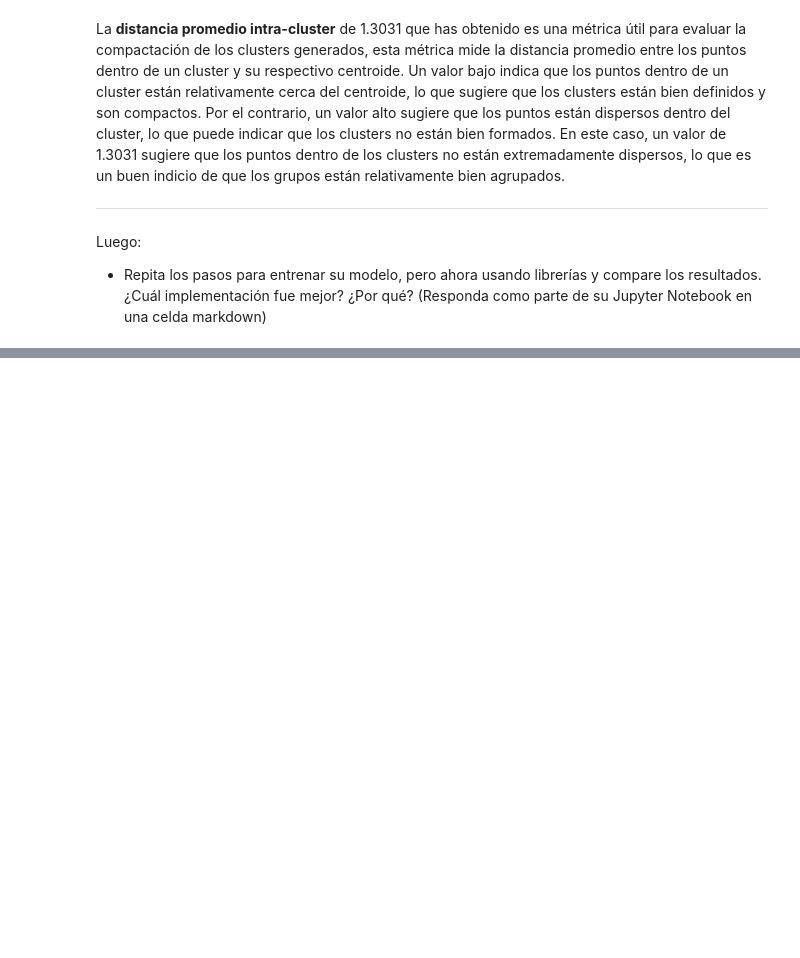
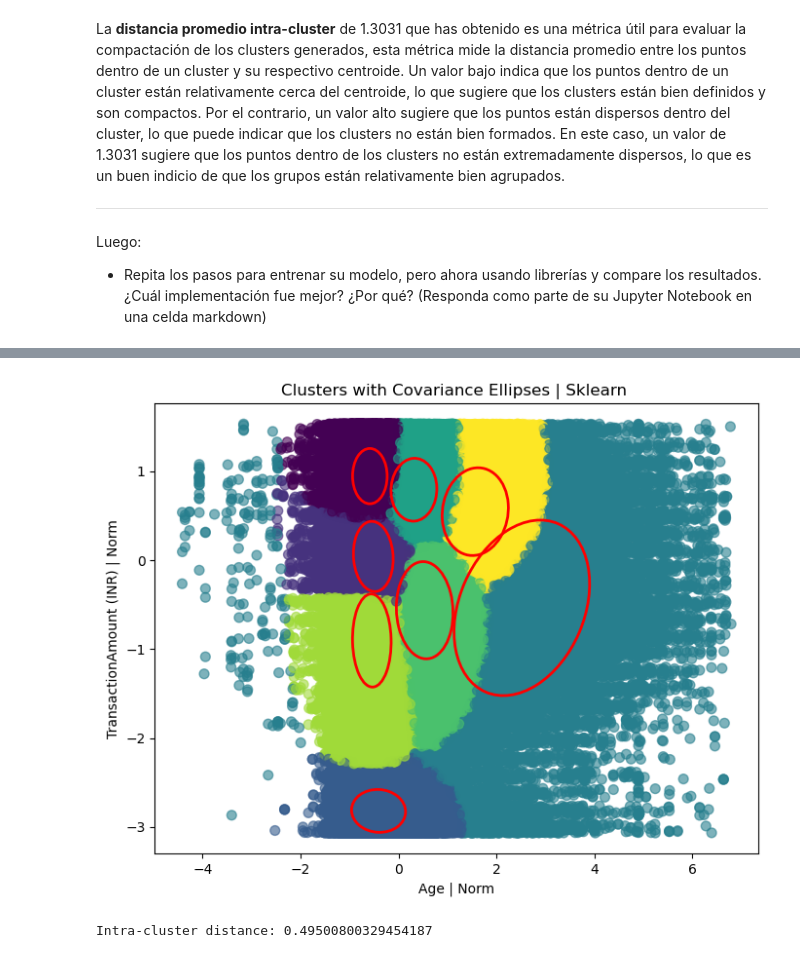
Before and after one commit to danielanavas2002/InteligenciaArtificial, a Jupyter notebook: Laboratorio/Laboratorio04/Laboratorio04.ipynb, the cells around one changed output, grey strips where cells are left out. Saved outputs shown, nothing was run; the diff lists cells and outputs as text; code cells hidden in the pictures; blank space fills up the shorter version.

```diff
--- a/Laboratorio/Laboratorio04/Laboratorio04.ipynb
+++ b/Laboratorio/Laboratorio04/Laboratorio04.ipynb
@@ -446,0 +630,58 @@ En cuanto a cuál implementación fue mejor, se puede argumentar que la implemen
+# %%
+import numpy as np
+import matplotlib.pyplot as plt
+from matplotlib.patches import Ellipse
+from sklearn.mixture import GaussianMixture
+from sklearn.preprocessing import StandardScaler
+
+# Normalizar los datos
+scaler = StandardScaler()
+X_2d_scaled = scaler.fit_transform(X_2d)
+
+# Entrenar el modelo con sklearn
+gmm_sklearn = GaussianMixture(n_components=8, covariance_type='full', random_state=42)
+gmm_sklearn.fit(X_2d_scaled)
+predictions_sklearn = gmm_sklearn.predict(X_2d_scaled)
+
+# Graficar clusters y elipses de covarianza
+plt.figure(figsize=(8, 6))
+plt.scatter(X_2d_scaled[:, 0], X_2d_scaled[:, 1], c=predictions_sklearn, cmap='viridis', s=50, alpha=0.6)
+
+# Dibujar las elipses de covarianza
+for i in range(8):
+    mean = gmm_sklearn.means_[i]
+    cov = gmm_sklearn.covariances_[i]
+    eigvals, eigvecs = np.linalg.eigh(cov)
+    eigvals = 2.0 * np.sqrt(eigvals)
+    angle = np.arctan2(*eigvecs[:, 0][::-1])
+    angle = np.degrees(angle)
+
+    ellipse = Ellipse(mean, width=eigvals[0], height=eigvals[1], angle=angle, color='red', fill=False, lw=2)
+    plt.gca().add_patch(ellipse)
+
+plt.xlabel("Age | Norm")
+plt.ylabel("TransactionAmount (INR) | Norm")
+plt.title("Clusters with Covariance Ellipses | Sklearn ")
+plt.show()
+# %% [output]
+[figure, added]
+# %%
+import numpy as np
+import matplotlib.pyplot as plt
+from sklearn.mixture import GaussianMixture
+from sklearn.preprocessing import StandardScaler
+
+# Función para calcular la distancia intra-clúster
+def intra_cluster_distance(X, predictions, gmm):
+    distances = []
+    for i in range(gmm.n_components):  # Cambiado de gmm.k a gmm.n_components
+        cluster_points = X[predictions == i]
+        if len(cluster_points) > 0:
+            distances.append(np.sum(np.linalg.norm(cluster_points - gmm.means_[i], axis=1)))
+    return np.sum(distances) / len(X)
+
+# Calcular la distancia intra-clúster
+intra_distance = intra_cluster_distance(X_2d_scaled, predictions_sklearn, gmm_sklearn)
+print(f"Intra-cluster distance: {intra_distance}")
+# %% [output]
+Intra-cluster distance: 0.49500800329454187
```
Also changed, not shown: parts of 13 cells of this notebook.
